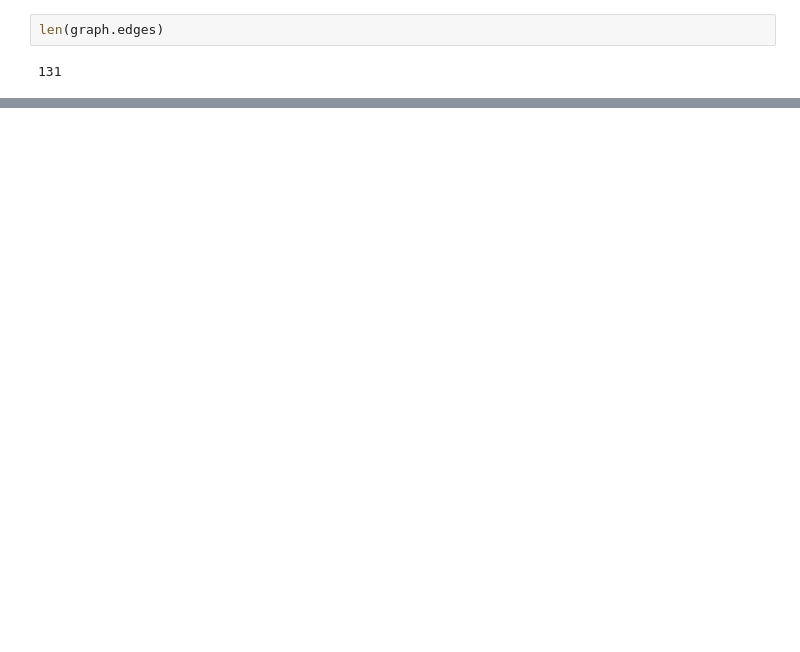
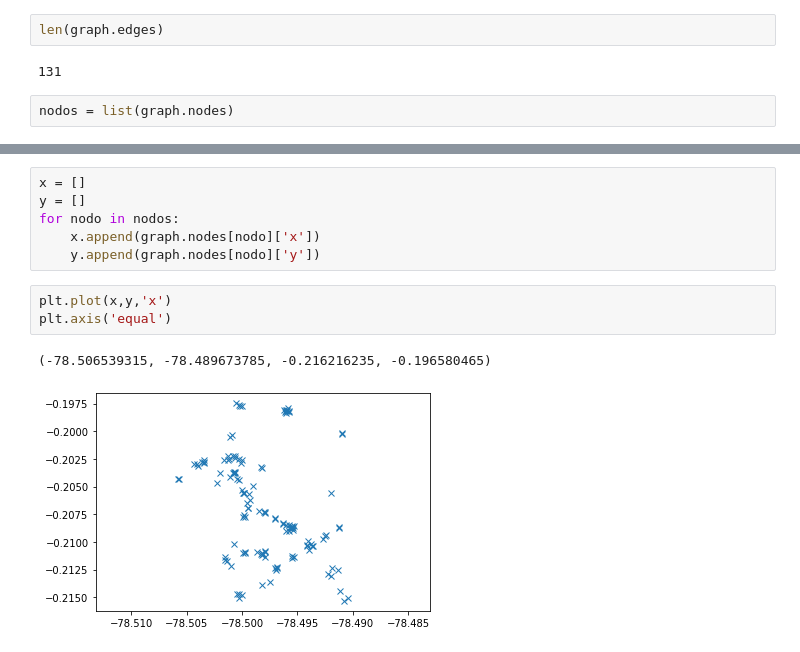
Before and after one commit to danielTeniente/proyecto_capstone, a Jupyter notebook: grafo_sector/Filtrar_grafo.ipynb, the cells around one changed output, grey strips where cells are left out. Cells and saved outputs as stored; diff of their text form; blank space fills up the shorter version.

```diff
--- a/grafo_sector/Filtrar_grafo.ipynb
+++ b/grafo_sector/Filtrar_grafo.ipynb
@@ -127,3 +127,5 @@ len(graph.nodes)
 len(graph.edges)
 # %% [output]
 131
+# %%
+nodos = list(graph.nodes)
@@ -129,0 +206,12 @@ len(graph.edges)
+# %%
+x = []
+y = []
+for nodo in nodos:
+    x.append(graph.nodes[nodo]['x'])
+    y.append(graph.nodes[nodo]['y'])
+# %%
+plt.plot(x,y,'x')
+plt.axis('equal')
+# %% [output]
+(-78.506539315, -78.489673785, -0.216216235, -0.196580465)
+[figure, added]
```
Also changed, not shown: parts of 10 cells of this notebook, 2 other files.
